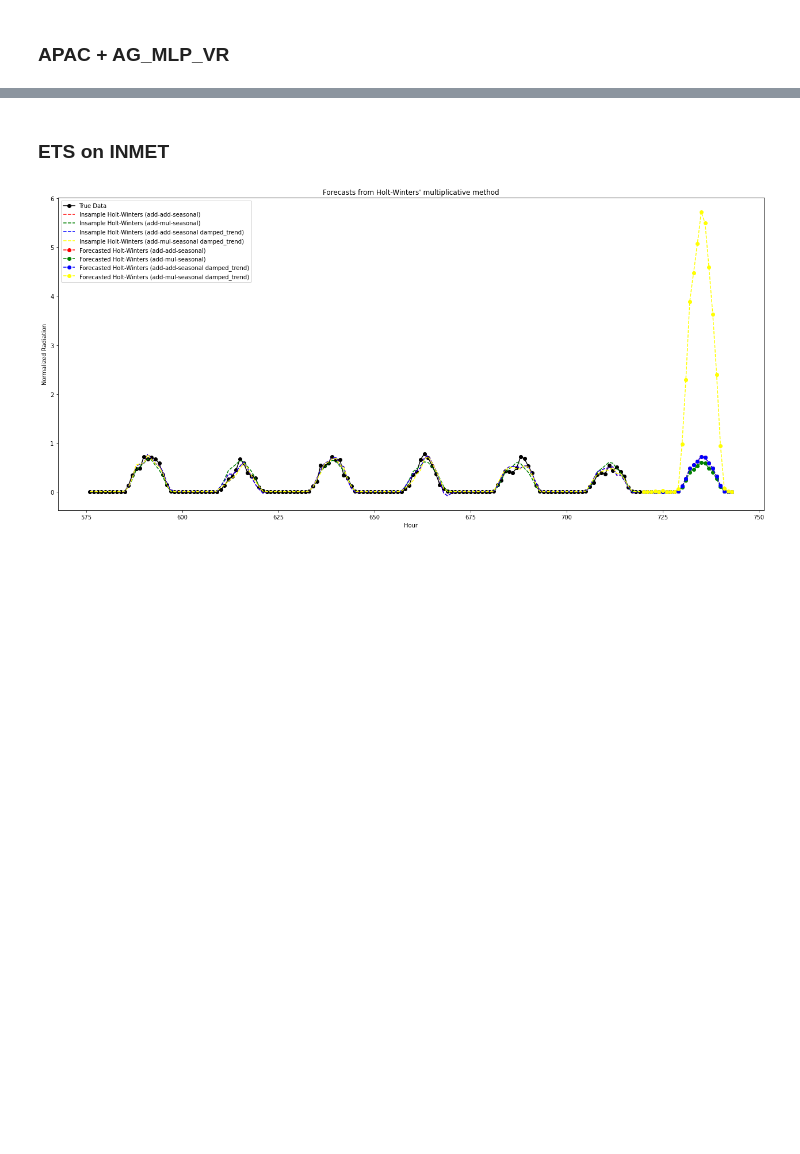
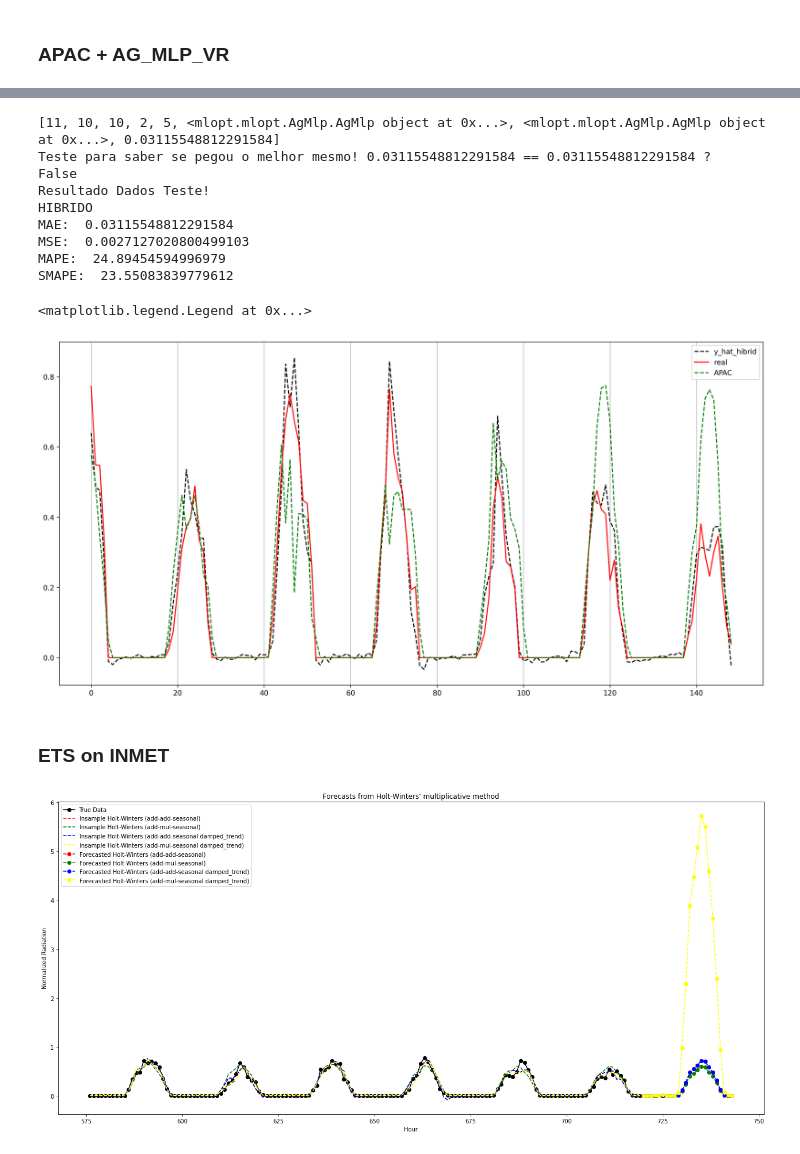
Before and after one commit to hugoabreu1002/PVIA_research, a Jupyter notebook: APAC_INMET/Analysis.ipynb, the cells around one changed output, grey strips where cells are left out. Drawn from its saved outputs; the diff is of its cells as text; code cells hidden in the pictures; blank space fills up the shorter version.

```diff
--- a/APAC_INMET/Analysis.ipynb
+++ b/APAC_INMET/Analysis.ipynb
@@ -534,7 +490,10 @@ from mlopt.mlopt.AGMLP_VR_Residual import AGMLP_VR_Residual
 from mlopt.mlopt.TimeSeriesUtils import train_test_split, train_test_split_prev, SMAPE, MAPE
 import pickle
 
-ag_mlp_vr_residual = AGMLP_VR_Residual(y[:,0], y_apac, num_epochs = 2, size_pop = 5,prob_mut=0.2, tr_ts_percents=(80,20)).search_best_model()
+%load_ext autoreload
+%autoreload 2
+
+ag_mlp_vr_residual = AGMLP_VR_Residual(y, y_apac, num_epochs = 3, size_pop = 10,prob_mut=0.2, tr_ts_percents=(80,20)).search_best_model()
 
 best_mlp_vr_residual = ag_mlp_vr_residual._best_of_all
 
@@ -548,43 +517,55 @@ gen = y[:]
 
 best = best_mlp_vr_residual
 
-erro = gen - y_ets
+erro = gen - y_apac
 
-data_train = gen[0:int(len(y_ets)*tr_ts_percents[0]/100)]
-data_test = gen[int(len(y_ets)*tr_ts_percents[0]/100):]
+data_train = gen[0:int(len(y_apac)*tr_ts_percents[0]/100)]
+data_test = gen[int(len(y_apac)*tr_ts_percents[0]/100):]
 
 erro_train_entrada, erro_train_saida, erro_test_entrada, erro_test_saida = train_test_split(erro, best[0], tr_ts_percents)
 erro_estimado = np.concatenate((best[-3].VR_predict(erro_train_entrada), best[-3].VR_predict(erro_test_entrada)))
 
-X_ass_1_train_in, _, X_ass_1_test_in, _ = train_test_split(y_ets, best[1], tr_ts_percents)
+X_ass_1_train_in, _, X_ass_1_test_in, _ = train_test_split(y_apac, best[1], tr_ts_percents)
 X_ass_2_train_in, _, X_ass_2_test_in, _ = train_test_split_prev(erro_estimado, best[2], best[3], tr_ts_percents)
 
 X_in_train = np.concatenate((X_ass_1_train_in, X_ass_2_train_in), axis=1)
 X_in_test = np.concatenate((X_ass_1_test_in, X_ass_2_test_in), axis=1)
 
 y_estimado_all = np.concatenate([best[-2].VR_predict(X_in_train), best[-2].VR_predict(X_in_test)])
 y_estimado_all_vr_residual = y_estimado_all
 y_estimado_so_test = best[-2].VR_predict(X_in_test)
 
 len_dt = len(data_test)
 
 print(best)
 print("Teste para saber se pegou o melhor mesmo! {} == {} ?".format(MAE(y_estimado_so_test, data_test),best[7]))
 print (MAE(y_estimado_so_test, data_test) ==  best[6])
 
 print('Resultado Dados Teste!')
 print('HIBRIDO')
 print('MAE: ', MAE(y_test, y_estimado_so_test[-len_dt:]))
 print('MSE: ', MSE(y_test, y_estimado_so_test[-len_dt:]))
 print('MAPE: ', MAPE(y_test[:,0], y_estimado_so_test[-len_dt:], threshold=0.05))
 print('SMAPE: ', SMAPE(y_test[:,0], y_estimado_so_test[-len_dt:], threshold=0.05))
 
 plt.figure(figsize=(18,9), dpi=300)
 plt.plot(y_estimado_so_test, 'k--', label='y_hat_hibrid')
 plt.plot(gen[-len_dt:], 'r', label='real')
-plt.plot(y_ets[-len_dt:].values, 'g--', label='ETS')
+plt.plot(y_apac[-len_dt:], 'g--', label='APAC')
 plt.grid(axis='x')
 plt.legend()
+# %% [output]
+[11, 10, 10, 2, 5, <mlopt.mlopt.AgMlp.AgMlp object at 0x...>, <mlopt.mlopt.AgMlp.AgMlp object at 0x...>, 0.03115548812291584]
+Teste para saber se pegou o melhor mesmo! 0.03115548812291584 == 0.03115548812291584 ?
+False
+Resultado Dados Teste!
+HIBRIDO
+MAE:  0.03115548812291584
+MSE:  0.0027127020800499103
+MAPE:  24.89454594996979
+SMAPE:  23.55083839779612
+<matplotlib.legend.Legend at 0x...>
+[figure, added]
 # %% [markdown]
 ### ETS on INMET
 # %%
```
Also changed, not shown: parts of 16 cells of this notebook, 2 other files.
